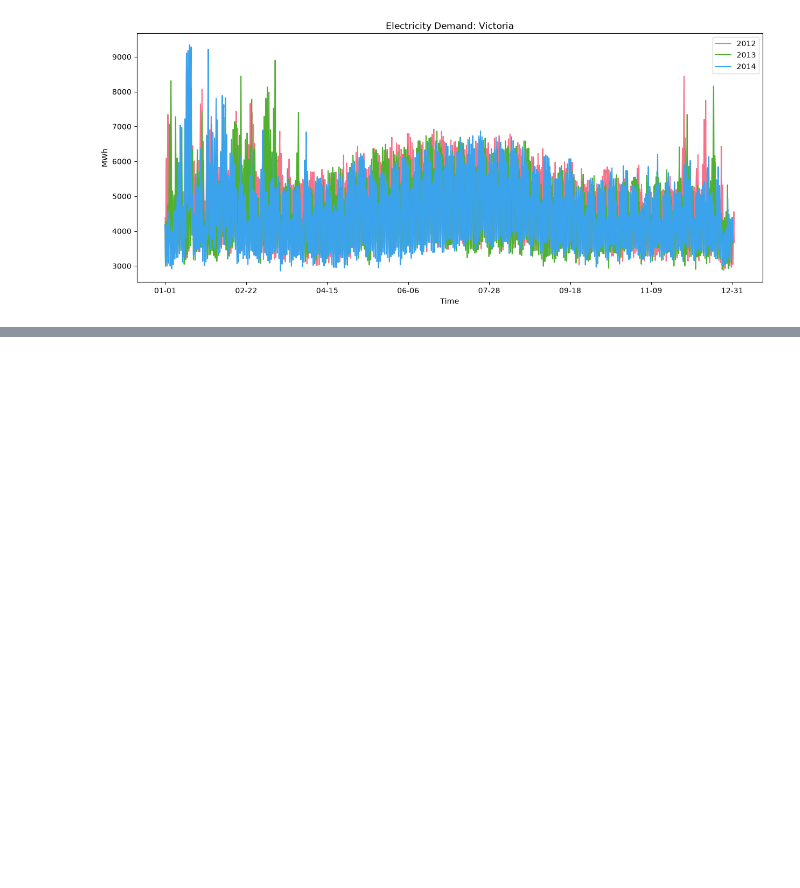
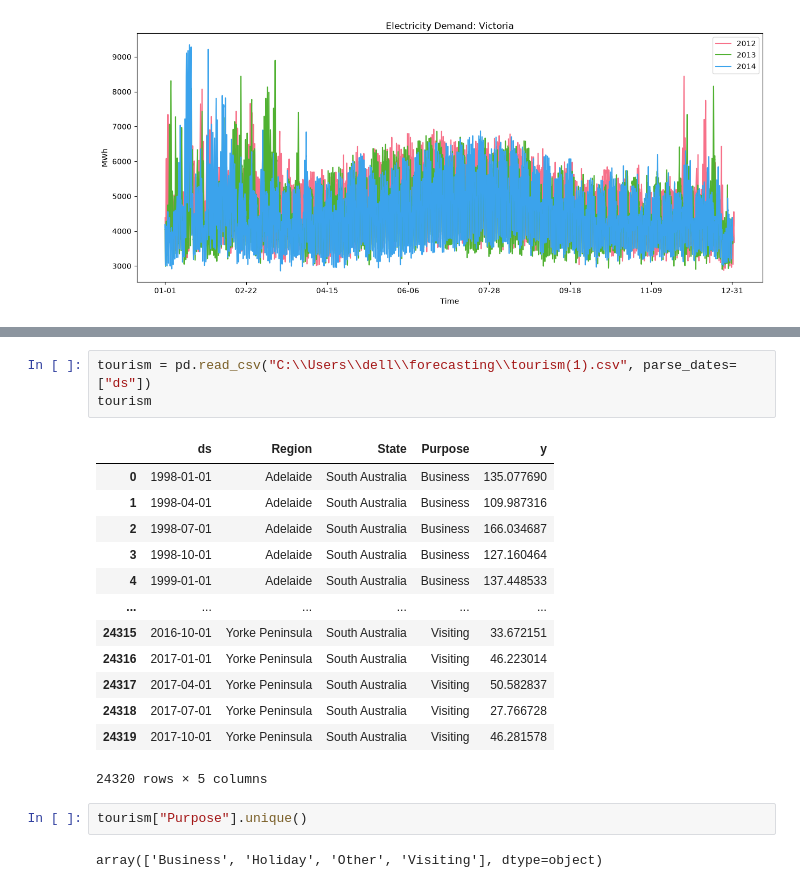
Before and after one commit to Minajamfum/forecasting, a Jupyter notebook: chapter2.ipynb, the cells around one changed output, grey strips where cells are left out. Saved outputs shown, nothing was run; the diff lists cells and outputs as text; blank space fills up the shorter version.

```diff
--- a/chapter2.ipynb
+++ b/chapter2.ipynb
@@ -294,0 +331,21 @@ fig.show()
+# %%
+tourism = pd.read_csv("C:\\Users\\dell\\forecasting\\tourism(1).csv", parse_dates=["ds"])
+tourism
+# %% [output]
+|  | ds | Region | State | Purpose | y |
+| 0 | 1998-01-01 | Adelaide | South Australia | Business | 135.077690 |
+| 1 | 1998-04-01 | Adelaide | South Australia | Business | 109.987316 |
+| 2 | 1998-07-01 | Adelaide | South Australia | Business | 166.034687 |
+| 3 | 1998-10-01 | Adelaide | South Australia | Business | 127.160464 |
+| 4 | 1999-01-01 | Adelaide | South Australia | Business | 137.448533 |
+| ... | ... | ... | ... | ... | ... |
+| 24315 | 2016-10-01 | Yorke Peninsula | South Australia | Visiting | 33.672151 |
+| 24316 | 2017-01-01 | Yorke Peninsula | South Australia | Visiting | 46.223014 |
+| 24317 | 2017-04-01 | Yorke Peninsula | South Australia | Visiting | 50.582837 |
+| 24318 | 2017-07-01 | Yorke Peninsula | South Australia | Visiting | 27.766728 |
+| 24319 | 2017-10-01 | Yorke Peninsula | South Australia | Visiting | 46.281578 |
+24320 rows × 5 columns
+# %%
+tourism["Purpose"].unique()
+# %% [output]
+array(['Business', 'Holiday', 'Other', 'Visiting'], dtype=object)
```
Also changed, not shown: parts of 6 cells of this notebook, 1 other file.
